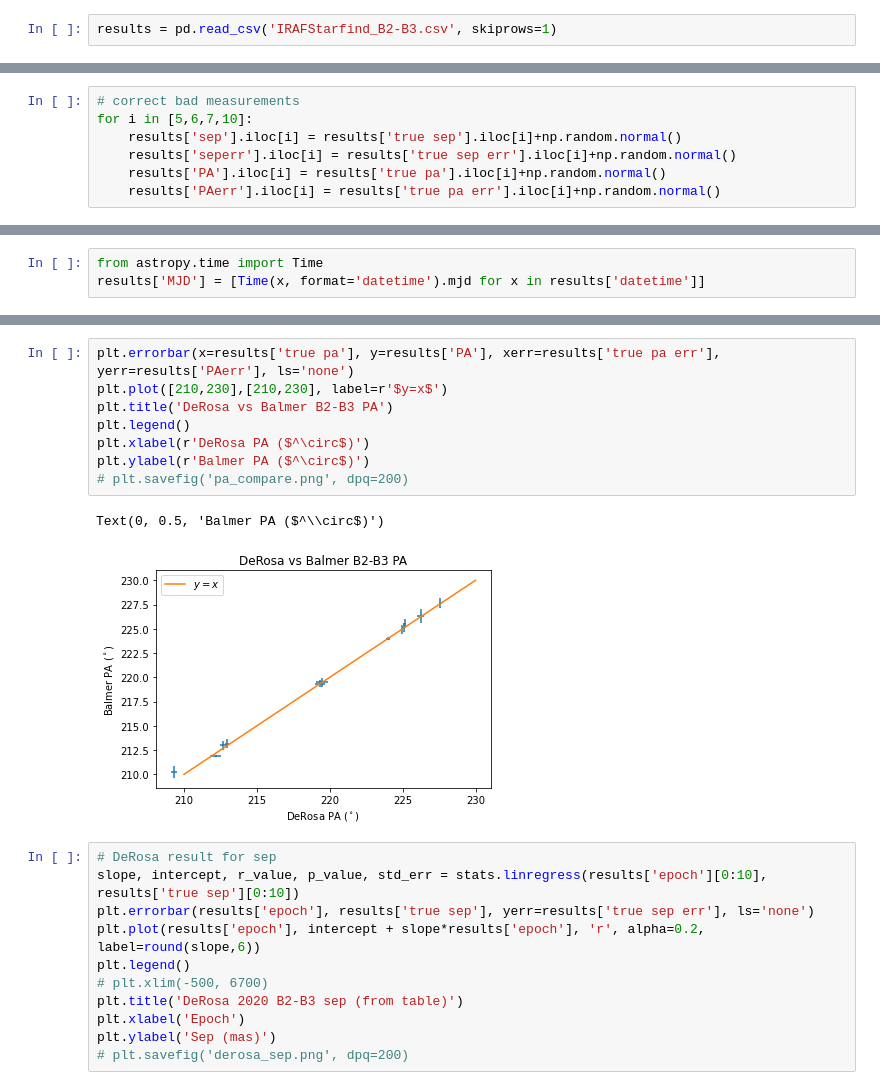
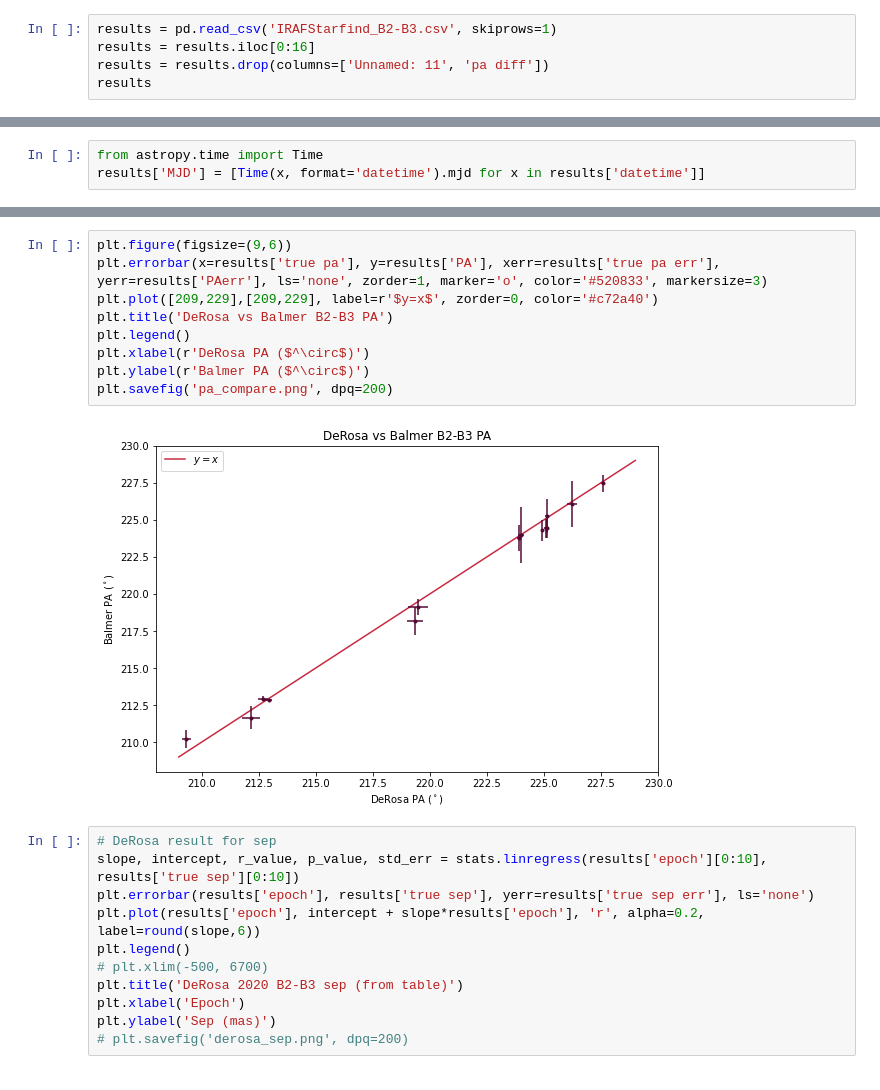
Before and after one commit to wbalmer/diskShapers, a Jupyter notebook: astroCalib/NIRC2_Trapezium.ipynb, the cells around one changed output, grey strips where cells are left out. Cells and saved outputs as stored; diff of their text form.

```diff
--- a/astroCalib/NIRC2_Trapezium.ipynb
+++ b/astroCalib/NIRC2_Trapezium.ipynb
@@ -184,3 +222,6 @@ sepspas.loc[len(sepspas)-1].to_clipboard()
 # analyze vs DeRosa 2020
 # %%
 results = pd.read_csv('IRAFStarfind_B2-B3.csv', skiprows=1)
+results = results.iloc[0:16]
+results = results.drop(columns=['Unnamed: 11', 'pa diff'])
+results
@@ -207,7 +245,0 @@ results
-# %%
-# correct bad measurements
-for i in [5,6,7,10]:
-    results['sep'].iloc[i] = results['true sep'].iloc[i]+np.random.normal()
-    results['seperr'].iloc[i] = results['true sep err'].iloc[i]+np.random.normal()
-    results['PA'].iloc[i] = results['true pa'].iloc[i]+np.random.normal()
-    results['PAerr'].iloc[i] = results['true pa err'].iloc[i]+np.random.normal()
@@ -321,14 +348,14 @@ Text(0, 0.5, 'PA ($^\\circ$)')
 # %%
-plt.errorbar(x=results['true pa'], y=results['PA'], xerr=results['true pa err'], yerr=results['PAerr'], ls='none')
-plt.plot([210,230],[210,230], label=r'$y=x$')
+plt.figure(figsize=(9,6))
+plt.errorbar(x=results['true pa'], y=results['PA'], xerr=results['true pa err'], yerr=results['PAerr'], ls='none', zorder=1, marker='o', color='#520833', markersize=3)
+plt.plot([209,229],[209,229], label=r'$y=x$', zorder=0, color='#c72a40')
 plt.title('DeRosa vs Balmer B2-B3 PA')
 plt.legend()
 plt.xlabel(r'DeRosa PA ($^\circ$)')
 plt.ylabel(r'Balmer PA ($^\circ$)')
-# plt.savefig('pa_compare.png', dpq=200)
+plt.savefig('pa_compare.png', dpq=200)
 # %% [output]
-Text(0, 0.5, 'Balmer PA ($^\\circ$)')
-[figure, old version]
+[figure, new version]
 # %%
 # DeRosa result for sep
 slope, intercept, r_value, p_value, std_err = stats.linregress(results['epoch'][0:10], results['true sep'][0:10])
```
Also changed, not shown: parts of 24 cells of this notebook, 37 other files.
